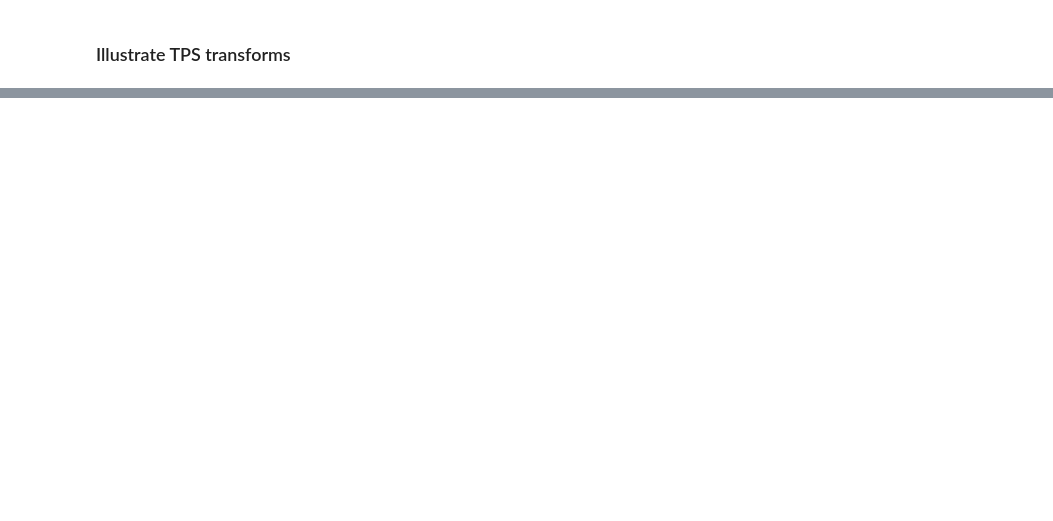
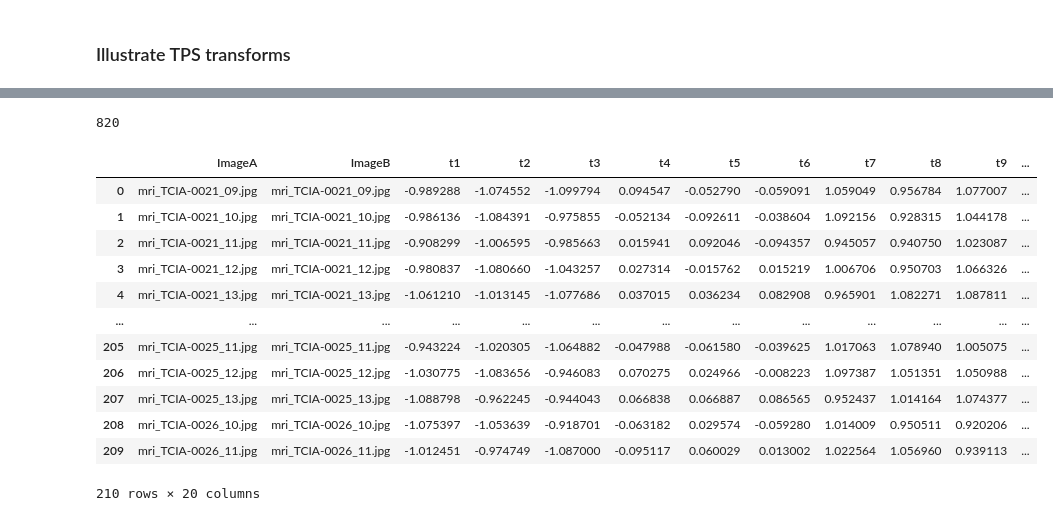
Before and after one commit to Martamasramon/ProsRegNet, a Jupyter notebook: analyse_training_transforms.ipynb, the cells around one changed output, grey strips where cells are left out. Cells and saved outputs as stored; diff of their text form; code cells hidden in the pictures; blank space fills up the shorter version.

```diff
--- a/analyse_training_transforms.ipynb
+++ b/analyse_training_transforms.ipynb
@@ -210,0 +326,52 @@ mri_pd
+# %%
+import glob
+
+min_max = [[-1.1, -1.1, -1.1, -0.1, -0.1, -0.1, 0.9, 0.9, 0.9,-1.1, -0.1, 0.9,-1.1, -0.1, 0.9,-1.1, -0.1, 0.9],
+            [-0.9, -0.9, -0.9, 0.1,  0.1,  0.1, 1.1, 1.1, 1.1,-0.9, 0.1, 1.1,-0.9, 0.1, 1.1,-0.9, 0.1, 1.1]]
+
+min_max = np.array(min_max)
+
+columns = ['ImageA','ImageB']
+for i in range(1,18):
+    columns.append('t' + str(i))
+
+train_mri_pd = pd.DataFrame(columns=columns)
+test_mri_pd  = pd.DataFrame(columns=columns)
+
+number_samples   = 0
+
+file_names =  [i[20:] for i in sorted(glob.glob('./datasets/training/mri_*'))]
+
+for i in range(10):
+    count = 0
+    for name in file_names:
+        new_row     = random_transform(image_name=name, min_max=min_max)
+        new_row_pd  = pd.DataFrame.from_dict(new_row)
+
+        if count < 61:
+            train_mri_pd = pd.concat((train_mri_pd, new_row_pd), ignore_index=True)
+        else:
+            test_mri_pd  = pd.concat((test_mri_pd, new_row_pd), ignore_index=True)
+
+        number_samples += 1
+        count          += 1
+
+print(number_samples)
+train_mri_pd.to_csv('training_data/tps/mri_train.csv', index=False)
+test_mri_pd.to_csv('training_data/tps/mri_test.csv', index=False)
+test_mri_pd
+# %% [output]
+820
+|  | ImageA | ImageB | t1 | t2 | t3 | t4 | t5 | t6 | t7 | t8 | t9 | ... |
+| 0 | mri_TCIA-0021_09.jpg | mri_TCIA-0021_09.jpg | -0.989288 | -1.074552 | -1.099794 | 0.094547 | -0.052790 | -0.059091 | 1.059049 | 0.956784 | 1.077007 | ... |
+| 1 | mri_TCIA-0021_10.jpg | mri_TCIA-0021_10.jpg | -0.986136 | -1.084391 | -0.975855 | -0.052134 | -0.092611 | -0.038604 | 1.092156 | 0.928315 | 1.044178 | ... |
+| 2 | mri_TCIA-0021_11.jpg | mri_TCIA-0021_11.jpg | -0.908299 | -1.006595 | -0.985663 | 0.015941 | 0.092046 | -0.094357 | 0.945057 | 0.940750 | 1.023087 | ... |
+| 3 | mri_TCIA-0021_12.jpg | mri_TCIA-0021_12.jpg | -0.980837 | -1.080660 | -1.043257 | 0.027314 | -0.015762 | 0.015219 | 1.006706 | 0.950703 | 1.066326 | ... |
+| 4 | mri_TCIA-0021_13.jpg | mri_TCIA-0021_13.jpg | -1.061210 | -1.013145 | -1.077686 | 0.037015 | 0.036234 | 0.082908 | 0.965901 | 1.082271 | 1.087811 | ... |
+| ... | ... | ... | ... | ... | ... | ... | ... | ... | ... | ... | ... | ... |
+| 205 | mri_TCIA-0025_11.jpg | mri_TCIA-0025_11.jpg | -0.943224 | -1.020305 | -1.064882 | -0.047988 | -0.061580 | -0.039625 | 1.017063 | 1.078940 | 1.005075 | ... |
+| 206 | mri_TCIA-0025_12.jpg | mri_TCIA-0025_12.jpg | -1.030775 | -1.083656 | -0.946083 | 0.070275 | 0.024966 | -0.008223 | 1.097387 | 1.051351 | 1.050988 | ... |
+| 207 | mri_TCIA-0025_13.jpg | mri_TCIA-0025_13.jpg | -1.088798 | -0.962245 | -0.944043 | 0.066838 | 0.066887 | 0.086565 | 0.952437 | 1.014164 | 1.074377 | ... |
+| 208 | mri_TCIA-0026_10.jpg | mri_TCIA-0026_10.jpg | -1.075397 | -1.053639 | -0.918701 | -0.063182 | 0.029574 | -0.059280 | 1.014009 | 0.950511 | 0.920206 | ... |
+| 209 | mri_TCIA-0026_11.jpg | mri_TCIA-0026_11.jpg | -1.012451 | -0.974749 | -1.087000 | -0.095117 | 0.060029 | 0.013002 | 1.022564 | 1.056960 | 0.939113 | ... |
+210 rows × 20 columns
```
Also changed, not shown: parts of 10 cells of this notebook, 2 other files.
